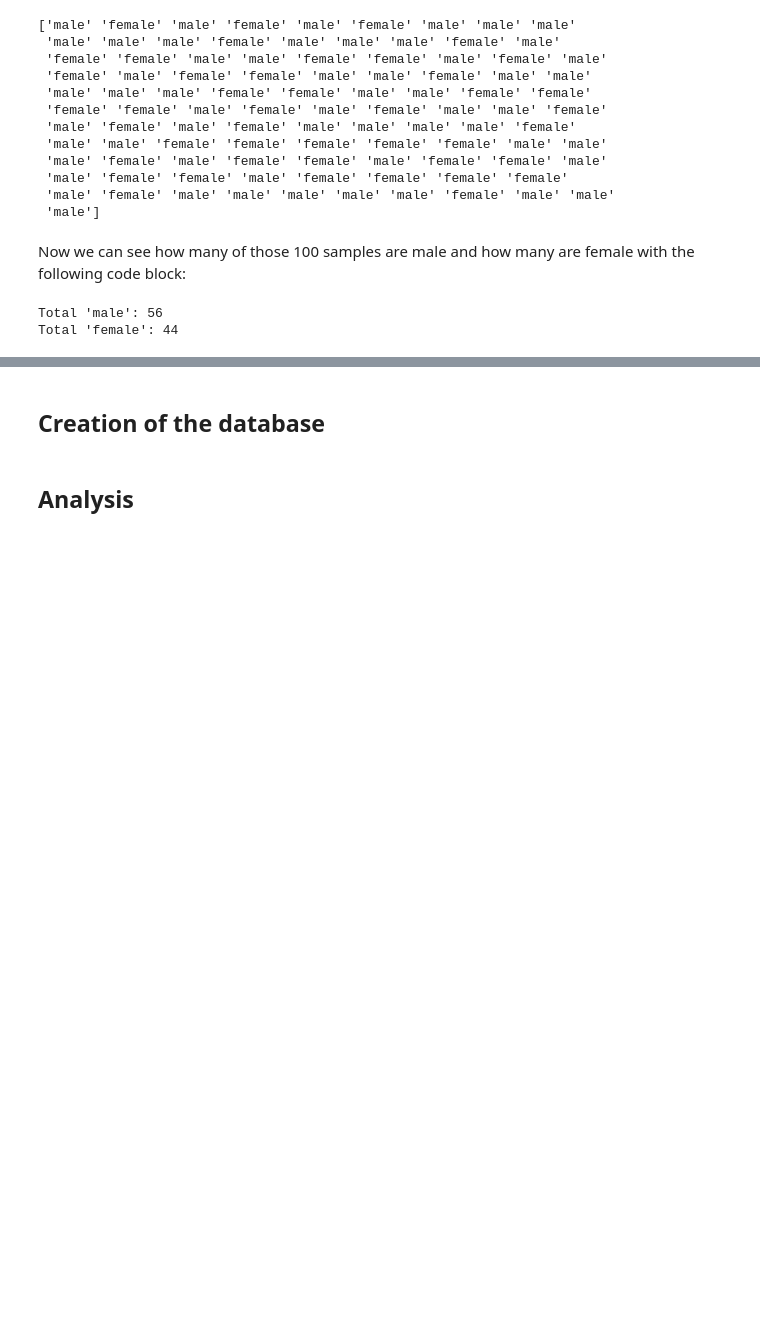
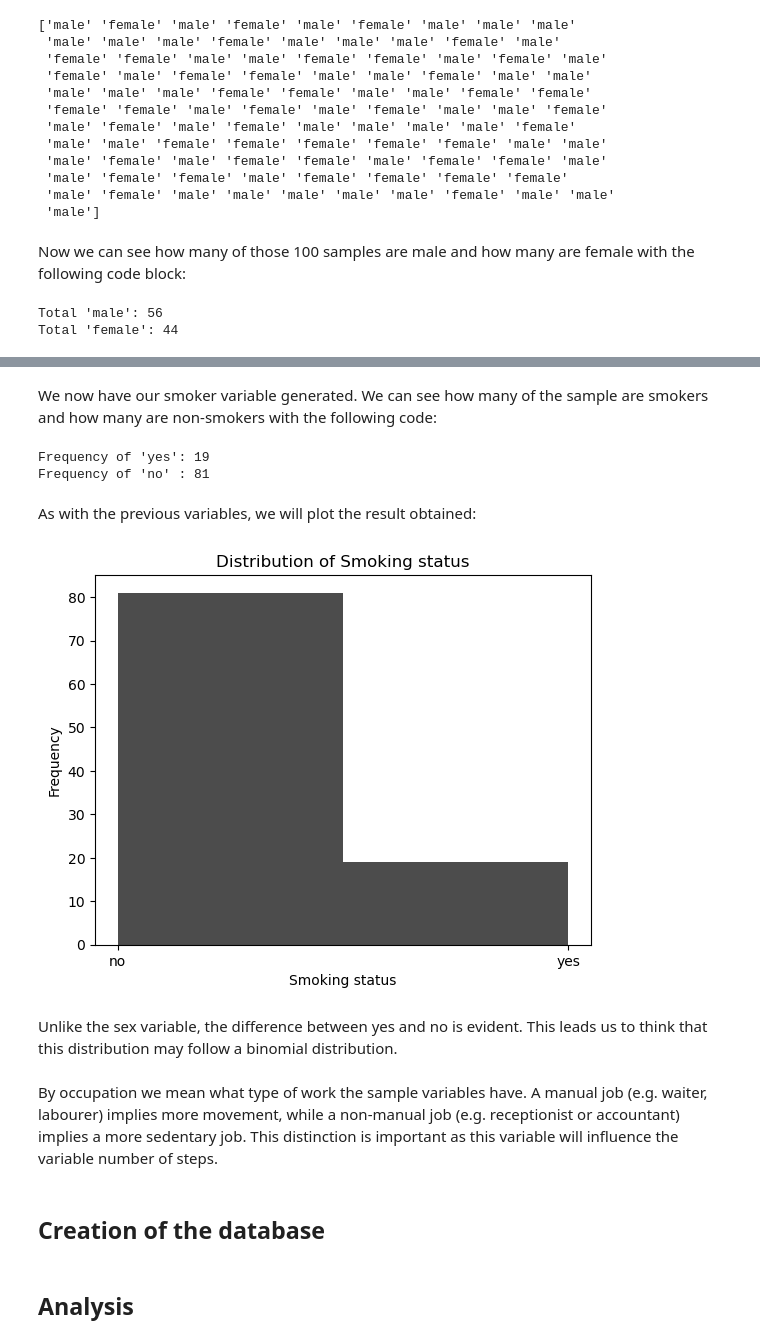
Before and after one commit to jalaca91/project1-programming-data-analysis, a Jupyter notebook: project1.ipynb, the cells around one changed output, grey strips where cells are left out. Drawn from its saved outputs; the diff is of its cells as text; code cells hidden in the pictures; blank space fills up the shorter version.

```diff
--- a/project1.ipynb
+++ b/project1.ipynb
@@ -226,0 +274,14 @@ We have then that under equiprobability conditions, i.e., both have the same pro
+# %%
+
+men_size = 56
+women_size = 44
+
+prob_men = 0.233
+prob_women = 0.164
+
+smoker_men = np.random.choice(["yes", "no"], size=men_size, p=[prob_men, 1 - prob_men])  # the p probability of"yes" is: 23.3 and "no":76.7
+smoker_women = np.random.choice(["yes", "no"], size=women_size, p=[prob_women, 1 - prob_women]) # the p probability of "yes" : 16.4 and "no":83.6
+
+smoker = np.concatenate([smoker_men, smoker_women])    # Combine both smokers variables into one
+
+print(smoker)
@@ -226,0 +297,23 @@ We have then that under equiprobability conditions, i.e., both have the same pro
+# %% [markdown]
+We now have our smoker variable generated.
+We can see how many of the sample are smokers and how many are non-smokers with the following code:
+# %%
+print(f"Frequency of 'yes': {np.count_nonzero(smoker == 'yes')}")
+print(f"Frequency of 'no' : {np.count_nonzero(smoker == 'no')}")
+# %% [output]
+Frequency of 'yes': 19
+Frequency of 'no' : 81
+# %% [markdown]
+As with the previous variables, we will plot the result obtained:
+# %%
+plt.hist(smoker, bins=2, color='black', alpha=0.7)
+
+plt.xlabel('Smoking status')
+plt.ylabel('Frequency')
+plt.title('Distribution of Smoking status')
+
+plt.show()
+# %% [output]
+[figure, added]
+# %% [markdown]
+Unlike the sex variable, the difference between yes and no is evident. This leads us to think that this distribution may follow a binomial distribution.
@@ -227,3 +322,6 @@ We have then that under equiprobability conditions, i.e., both have the same pro
+# %% [markdown]
+By occupation we mean what type of work the sample variables have. A manual job (e.g. waiter, labourer) implies more movement, while a non-manual job (e.g. receptionist or accountant) implies a more sedentary job.
+This distinction is important as this variable will influence the variable number of steps.
 # %% [markdown]
 ## Creation of the database
 # %% [markdown]
```
Also changed, not shown: parts of 16 cells of this notebook.
